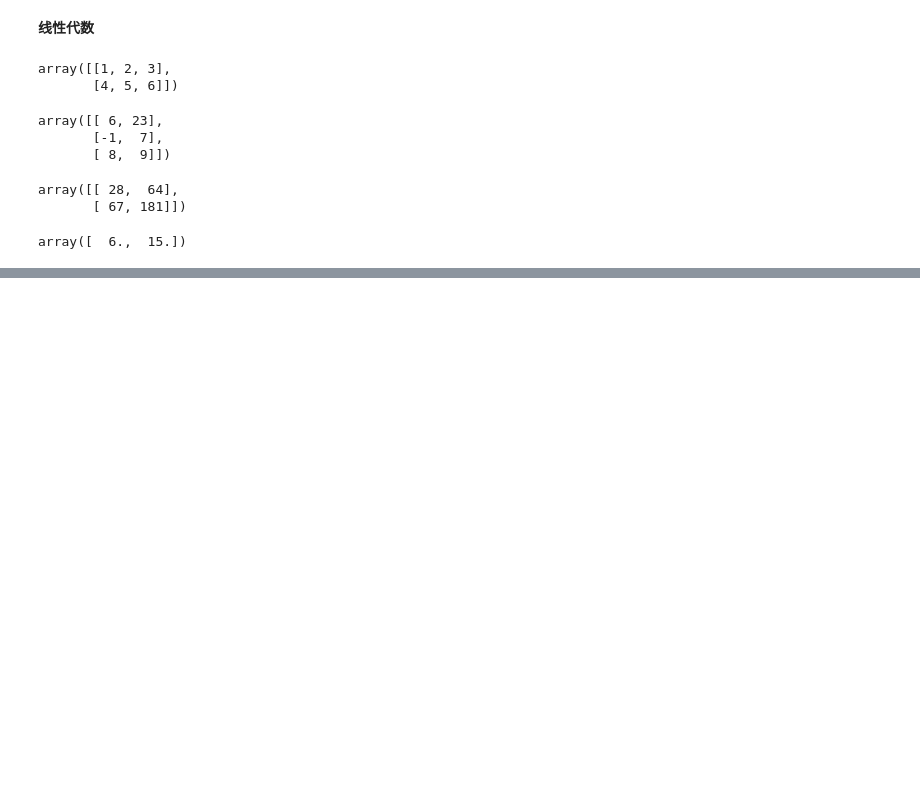
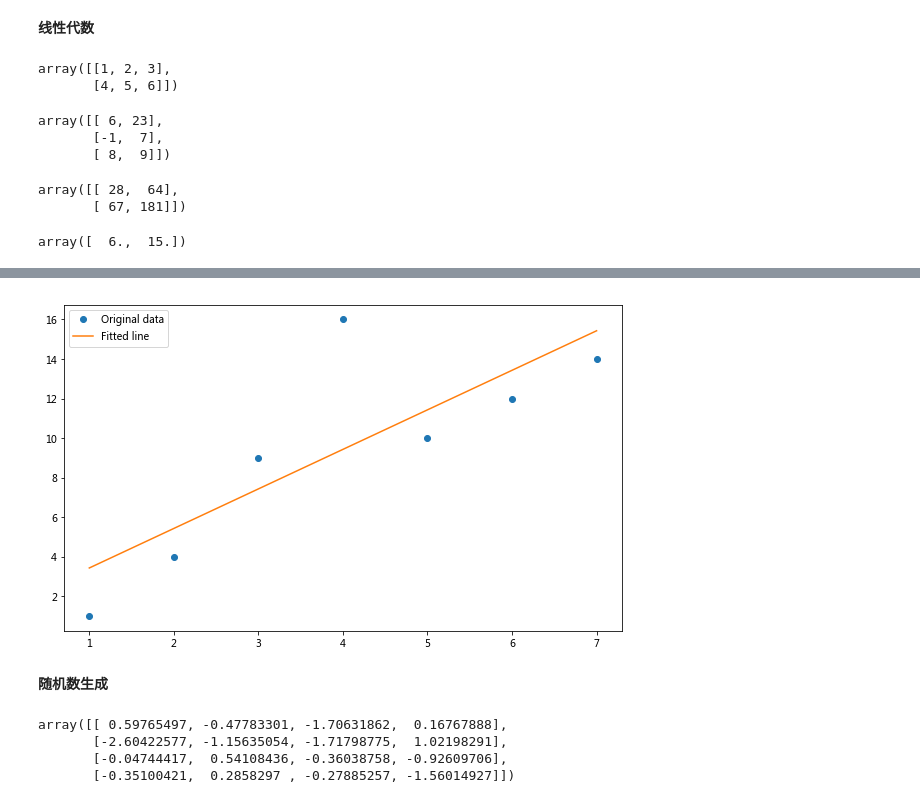
Before and after one commit to FENG06/OldPrcatice, a Jupyter notebook: NumPy.ipynb, the cells around one changed output, grey strips where cells are left out. Cells and saved outputs as stored; diff of their text form; code cells hidden in the pictures; blank space fills up the shorter version.

```diff
--- a/NumPy.ipynb
+++ b/NumPy.ipynb
@@ -932,0 +935,23 @@ array([[-3.51171201,  0.53997817,  1.35185527,  2.84454167,  0.58842716],
+# %%
+plt.figure(figsize=(10,6))
+x = np.array([1,2,3,4,5,6,7])
+y = np.array([1,4,9,16,10,12,14])
+A = np.vstack([x,np.ones(len(x))]).T # 构建系数矩阵
+m,c = np.linalg.lstsq(A,y)[0] #解除斜率a和纵截距c
+plt.plot(x,y,'o',label = 'Original data')
+plt.plot(x,m*x+c,label='Fitted line')
+plt.legend()
+plt.show()
+# %% [output]
+[figure, added]
+# %% [markdown]
+**随机数生成**
+# %%
+# normal函数得到一个标准正态分布的4*4数组
+samples = np.random.normal(size=(4,4))
+samples
+# %% [output]
+array([[ 0.59765497, -0.47783301, -1.70631862,  0.16767888],
+       [-2.60422577, -1.15635054, -1.71798775,  1.02198291],
+       [-0.04744417,  0.54108436, -0.36038758, -0.92609706],
+       [-0.35100421,  0.2858297 , -0.27885257, -1.56014927]])
```
Also changed, not shown: parts of 48 cells of this notebook, 1 other file.
